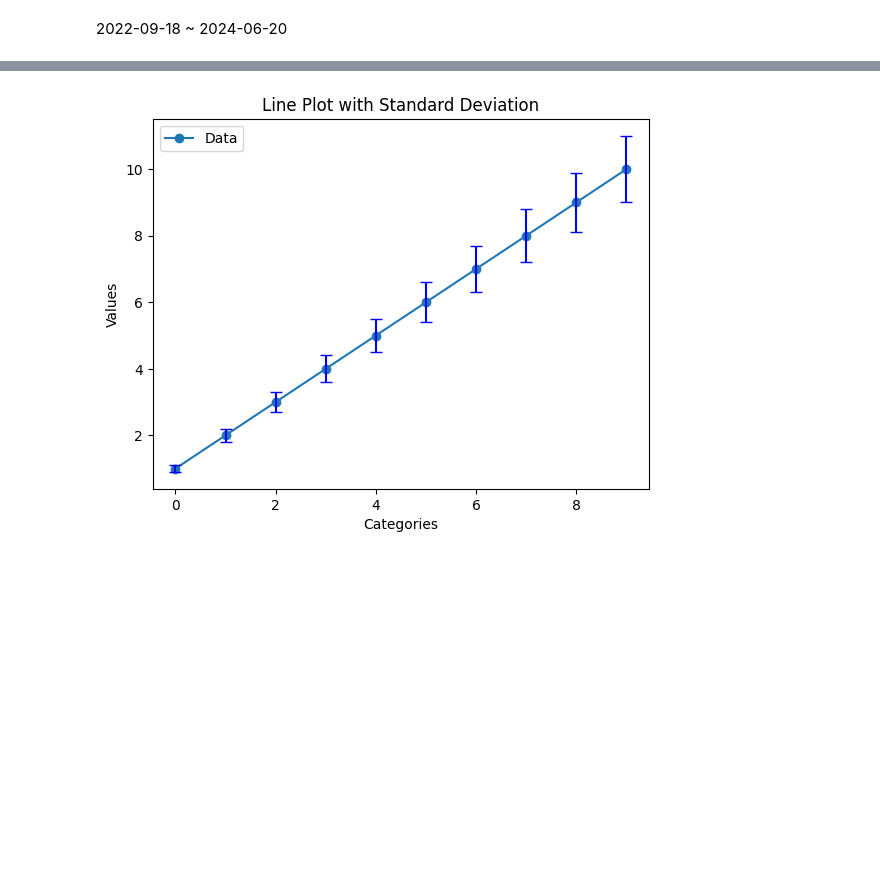
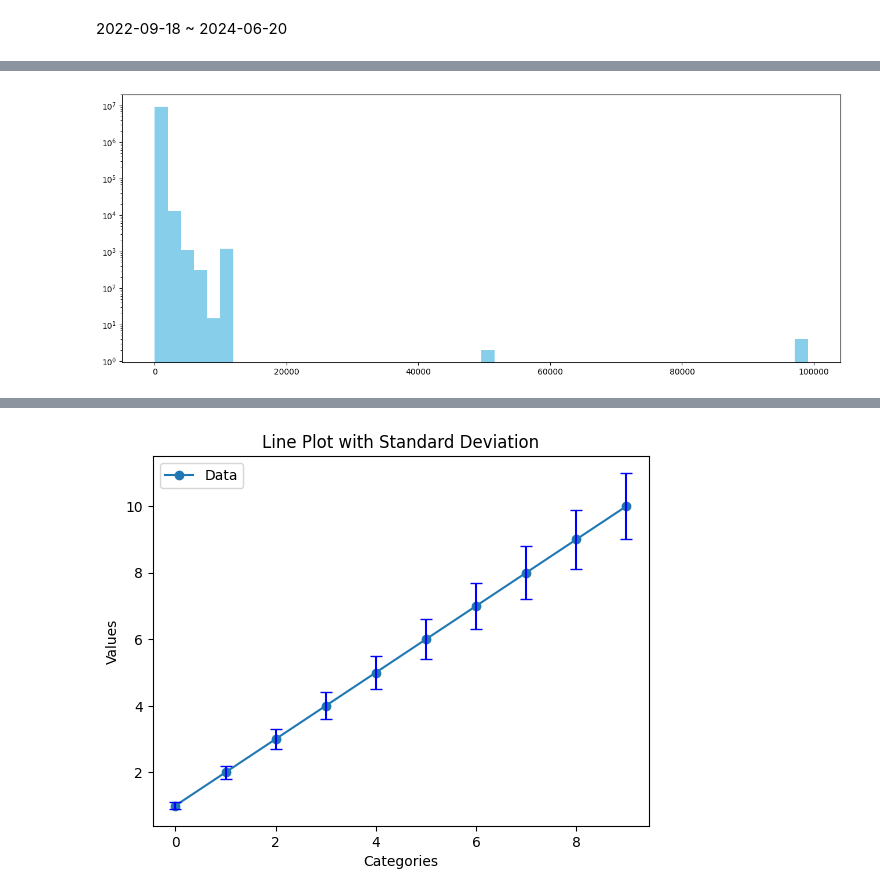
Before and after one commit to captainst/airbnb-data-analysis, a Jupyter notebook: test.ipynb, the cells around one changed output, grey strips where cells are left out. Drawn from its saved outputs; the diff is of its cells as text; code cells hidden in the pictures; blank space fills up the shorter version.

```diff
--- a/test.ipynb
+++ b/test.ipynb
@@ -247,0 +300,5 @@ df_listing_total[df_listing_total["first_review"].isna()].count()[0]
+# %%
+fig = plt.figure(figsize=(16, 6))
+plt.hist(df_calendar_seattle["price"], bins=50, color='skyblue',  log=True);
+# %% [output]
+[figure, added]
```
Also changed, not shown: parts of 42 cells of this notebook.
